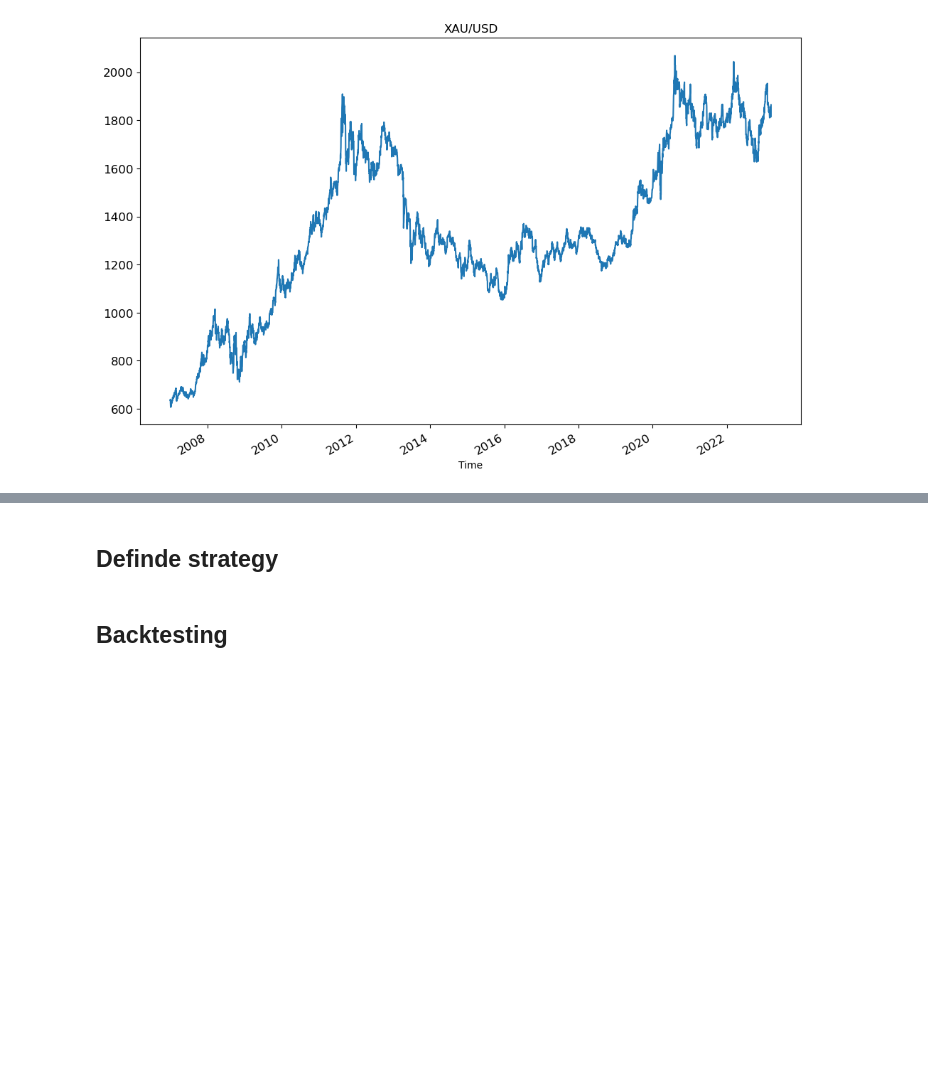
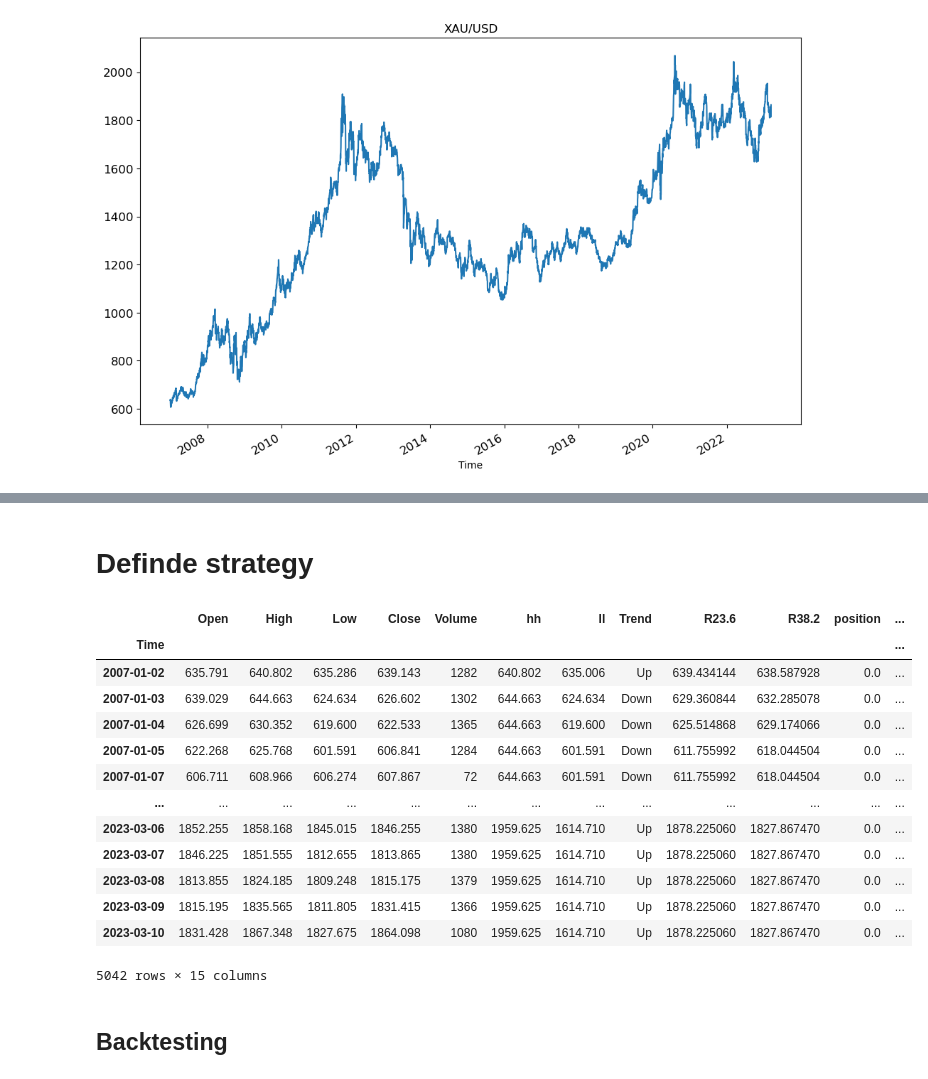
Before and after one commit to Kittipong91/XAUUSD_algorithmic_trading, a Jupyter notebook: Technical_Strategy/Strategy+14+-+Fibonacci/Strategy+14+-+Fibonacci- Backtesting.ipynb, the cells around one changed output, grey strips where cells are left out. Cells and saved outputs as stored; diff of their text form; code cells hidden in the pictures; blank space fills up the shorter version.

```diff
--- a/Technical_Strategy/Strategy+14+-+Fibonacci/Strategy+14+-+Fibonacci- Backtesting.ipynb
+++ b/Technical_Strategy/Strategy+14+-+Fibonacci/Strategy+14+-+Fibonacci- Backtesting.ipynb
@@ -61,2 +205,2 @@ plt.show()
 # %% [markdown]
-## Definde strategy
+# Definde strategy
@@ -100,0 +207,17 @@ class Fibonacci(Strategy):
+# %%
+data
+# %% [output]
+|  | Open | High | Low | Close | Volume | hh | ll | Trend | R23.6 | R38.2 | position | ... |
+| Time |  |  |  |  |  |  |  |  |  |  |  | ... |
+| 2007-01-02 | 635.791 | 640.802 | 635.286 | 639.143 | 1282 | 640.802 | 635.006 | Up | 639.434144 | 638.587928 | 0.0 | ... |
+| 2007-01-03 | 639.029 | 644.663 | 624.634 | 626.602 | 1302 | 644.663 | 624.634 | Down | 629.360844 | 632.285078 | 0.0 | ... |
+| 2007-01-04 | 626.699 | 630.352 | 619.600 | 622.533 | 1365 | 644.663 | 619.600 | Down | 625.514868 | 629.174066 | 0.0 | ... |
+| 2007-01-05 | 622.268 | 625.768 | 601.591 | 606.841 | 1284 | 644.663 | 601.591 | Down | 611.755992 | 618.044504 | 0.0 | ... |
+| 2007-01-07 | 606.711 | 608.966 | 606.274 | 607.867 | 72 | 644.663 | 601.591 | Down | 611.755992 | 618.044504 | 0.0 | ... |
+| ... | ... | ... | ... | ... | ... | ... | ... | ... | ... | ... | ... | ... |
+| 2023-03-06 | 1852.255 | 1858.168 | 1845.015 | 1846.255 | 1380 | 1959.625 | 1614.710 | Up | 1878.225060 | 1827.867470 | 0.0 | ... |
+| 2023-03-07 | 1846.225 | 1851.555 | 1812.655 | 1813.865 | 1380 | 1959.625 | 1614.710 | Up | 1878.225060 | 1827.867470 | 0.0 | ... |
+| 2023-03-08 | 1813.855 | 1824.185 | 1809.248 | 1815.175 | 1379 | 1959.625 | 1614.710 | Up | 1878.225060 | 1827.867470 | 0.0 | ... |
+| 2023-03-09 | 1815.195 | 1835.565 | 1811.805 | 1831.415 | 1366 | 1959.625 | 1614.710 | Up | 1878.225060 | 1827.867470 | 0.0 | ... |
+| 2023-03-10 | 1831.428 | 1867.348 | 1827.675 | 1864.098 | 1080 | 1959.625 | 1614.710 | Up | 1878.225060 | 1827.867470 | 0.0 | ... |
+5042 rows × 15 columns
```
Also changed, not shown: parts of 40 cells of this notebook, 1 other file.
